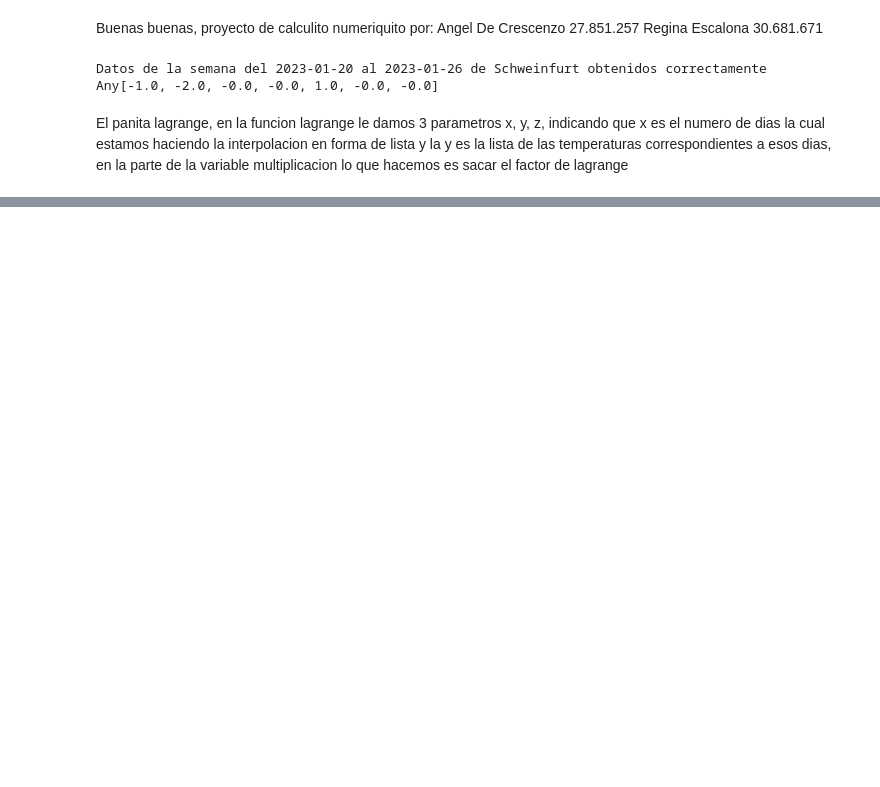
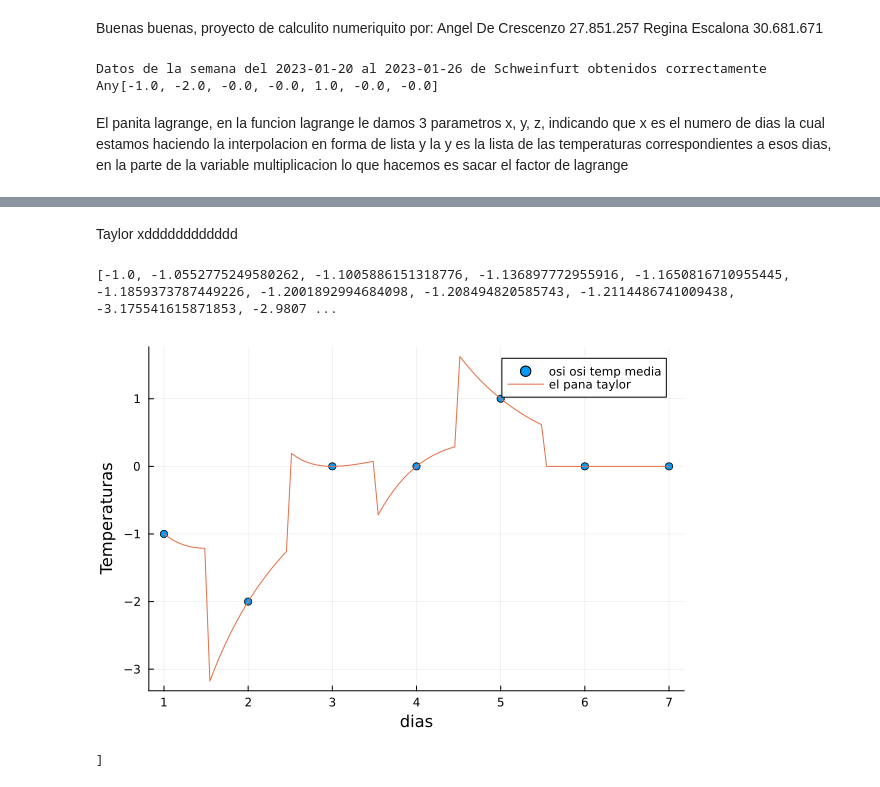
Before and after one commit to abelipe/julianb_weather, a Jupyter notebook: juliasisi.ipynb, the cells around one changed output, grey strips where cells are left out. Saved outputs shown, nothing was run; the diff lists cells and outputs as text; code cells hidden in the pictures; blank space fills up the shorter version.

Commit message:
sisi
agregando hermite y taylor(no funciona corredtamente)

```diff
--- a/juliasisi.ipynb
+++ b/juliasisi.ipynb
@@ -77,0 +78,48 @@ plot!(intex, intey, label="el pana lagrange", xlabel="dias", ylabel="Temperatura
+# %% [markdown]
+Taylor xdddddddddddd
+# %%
+using Plots
+
+y = temps_media
+x = [1, 2, 3 , 4, 5, 6, 7]
+
+function factorial(n)
+    if n == 0
+        return 1
+    else
+        return n * factorial(n-1)
+    end
+end
+
+function derivadita(y, z, n)
+    #nmro de espacios entre los puntos
+    h = 1
+    if n == 0
+        return y[z]
+    elseif z + 1 > length(y)
+        return 0
+    else
+        return (derivadita(y, z + 1, n-1) - derivadita(y, z, n-1))/h
+    end
+end
+
+function taylor(y, a, z, n)
+    # grado del polinomio a 6 pal taylor
+    n = min(n, 6)
+    suma = 0
+    for i in 0:n
+        suma += derivadita(y, a, i)/factorial(i)*(z-a)^i
+    end
+    return suma
+end
+
+intex_t = range(minimum(x), stop=maximum(x), length=100)
+intey_t = [taylor(y, round(Int, i), i, 6) for i in intex_t]
+
+print(intey_t)
+scatter(x, y, label="osi osi temp media")
+plot!(intex_t, intey_t, label="el pana taylor", xlabel="dias", ylabel="Temperaturas")
+# %% [output]
+[-1.0, -1.0552775249580262, -1.1005886151318776, -1.136897772955916, -1.1650816710955445, -1.1859373787449226, -1.2001892994684098, -1.208494820585743, -1.2114486741009438, -3.175541615871853, -2.9807 ...
+[figure, added]
+]
```
Also changed, not shown: parts of 3 cells of this notebook.
